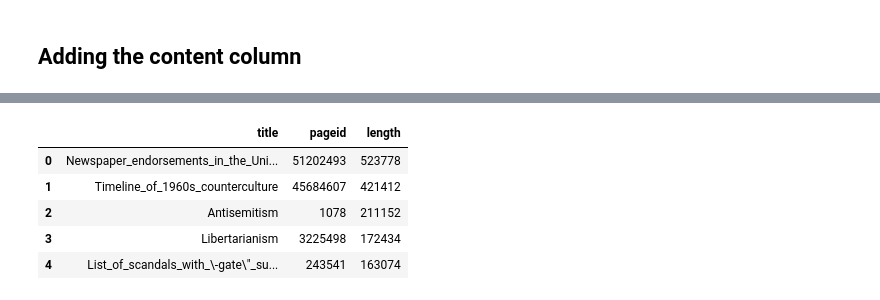
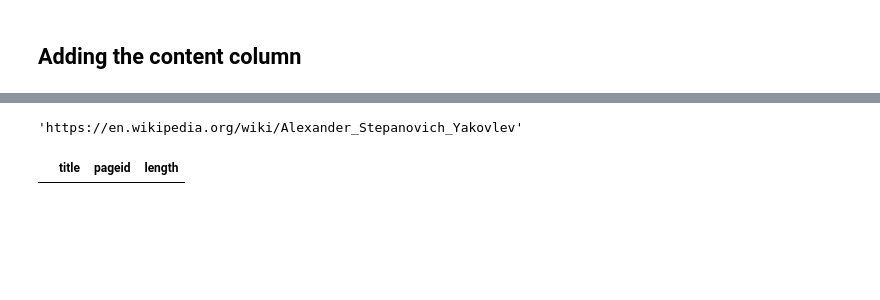
Before and after one commit to ahmadajal/Swiss_comm_eval, a Jupyter notebook: get_the_wiki_pages.ipynb, the cells around one changed output, grey strips where cells are left out. Saved outputs shown, nothing was run; the diff lists cells and outputs as text; code cells hidden in the pictures; blank space fills up the shorter version.

```diff
--- a/get_the_wiki_pages.ipynb
+++ b/get_the_wiki_pages.ipynb
@@ -124,9 +174,9 @@ p.url
-# %%
-politics.head()
-# %% [output]
-|  | title | pageid | length |
-| 0 | Newspaper_endorsements_in_the_Uni... | 51202493 | 523778 |
-| 1 | Timeline_of_1960s_counterculture | 45684607 | 421412 |
-| 2 | Antisemitism | 1078 | 211152 |
-| 3 | Libertarianism | 3225498 | 172434 |
-| 4 | List_of_scandals_with_\-gate\"_su... | 243541 | 163074 |
+# %%
+p = wikipedia.page("Alexander Stepanovich Yakovlev")
+p.url
+# %% [output]
+'https://en.wikipedia.org/wiki/Alexander_Stepanovich_Yakovlev'
+# %%
+politics[politics['title'] == "Alexander Stepanovich Yakovlev"]
+# %% [output]
+|  | title | pageid | length |
```
Also changed, not shown: parts of 13 cells of this notebook.
